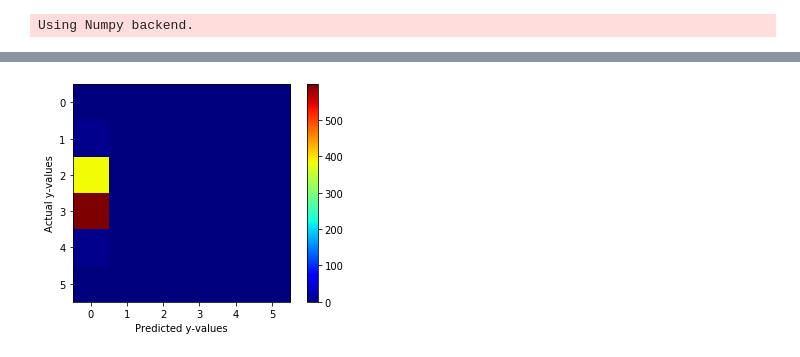
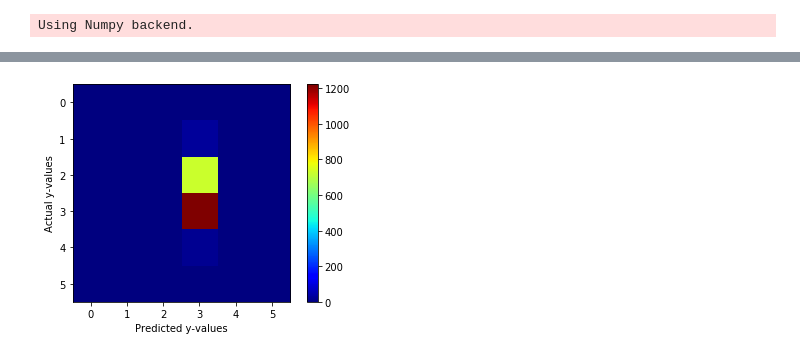
Before and after one commit to AlexanderEvitt/QuasVar, a Jupyter notebook: Code/easyesn.ipynb, the cells around one changed output, grey strips where cells are left out. Drawn from its saved outputs; the diff is of its cells as text; code cells hidden in the pictures.

```diff
--- a/Code/easyesn.ipynb
+++ b/Code/easyesn.ipynb
@@ -21,28 +21,28 @@ def unencode(matrix):
 # %% [output]
 Using Numpy backend.
 # %%
-n_train = 100099999
-n_test = 9999999
-x_train = np.load('xtrain.npy')[:n_train]
-x_test = np.load('xtest.npy')[:n_test]
-y_train = np.load('ytrain.npy')[:n_train]
-y_test = np.load('ytest.npy')[:n_test]
+n_train = 2000
+n_test = 2000
+x_train = np.load('E:/xtrain.npy')[:n_train]
+x_test = np.load('E:/xtest.npy')[:n_test]
+y_train = np.load('E:/ytrain.npy')[:n_train]
+y_test = np.load('E:/ytest.npy')[:n_test]
 # %%
 #esn = ClassificationESN(n_input=1, n_classes=len(y[0]), n_reservoir=50, leakingRate=0.2, regressionParameters=[1e-2], solver="lsqr")
 
 esn = ClassificationESN(n_input=3, n_classes=len(y_train[0]),
                         n_reservoir=500,
-                        regressionParameters=[1e-5],
+                        regressionParameters=[1e-6],
                         spectralRadius=0.95, noiseLevel=0.00121,
                         inputScaling=None,
-                        leakingRate=1.0,
+                        leakingRate=1,
                         reservoirDensity=0.2,
                         randomSeed=42,
                         weightGeneration='naive',
                         bias=1.0,
                         outputBias=1.0,
                         outputInputScaling=1.0,
-                        inputDensity=1.0,
-                        solver='lsqr')
+                        inputDensity=0.2,
+                        solver='pinv')
 esn.fit(x_train, y_train, verbose=1)
 # %% [output]
@@ -56,8 +51,8 @@ var_set[errors.index(min(errors))]
 # %%
-y_test_pred = esn.predict(x_test, transientTime=100, verbose=1)
+y_test_pred = esn.predict(x_train, transientTime=100, verbose=1)
 
-classes = [6,7,8,9,10,11]
-cm = confusion_matrix(unencode(y_test),unencode(y_test_pred),labels=classes)
+classes = [0,1,2,3,4,5]
+cm = confusion_matrix(unencode(y_train),unencode(y_test_pred),labels=classes)
 plt.imshow(cm,cmap='jet')
 plt.xlabel('Predicted y-values')
 plt.ylabel('Actual y-values')
@@ -68,2 +63,2 @@ plt.show()
-[figure, old version]
+[figure, new version]
 # %%
```
Also changed, not shown: parts of 12 cells of this notebook, 3 other files.
